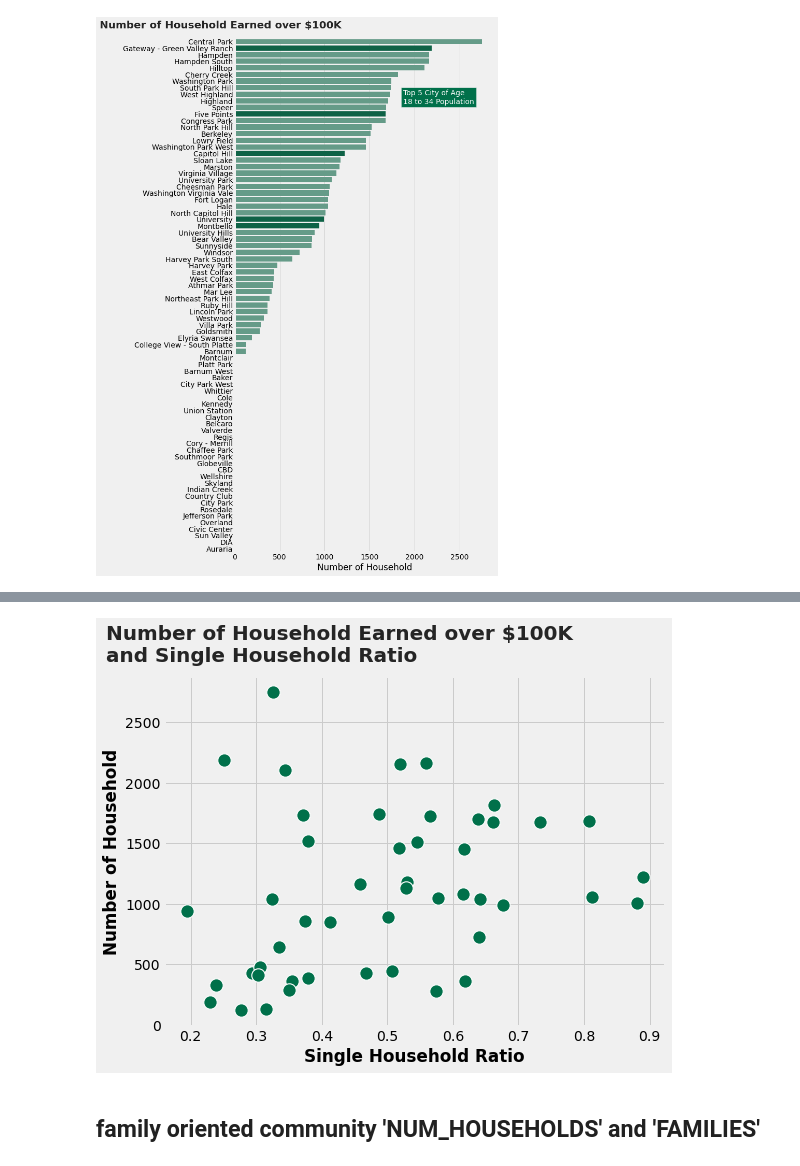
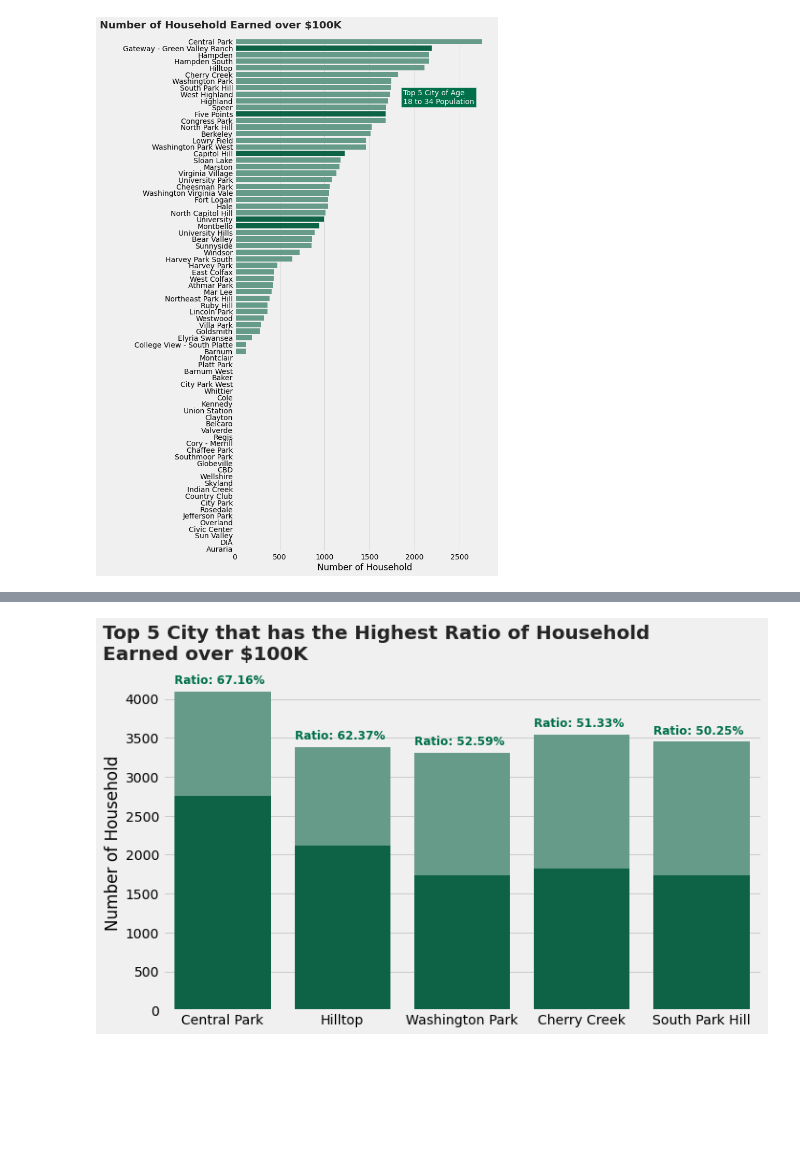
Before and after one commit to MihoRosenberg/Starbucks, a Jupyter notebook: notebook (2).ipynb, the cells around one changed output, grey strips where cells are left out. Cells and saved outputs as stored; diff of their text form; code cells hidden in the pictures; blank space fills up the shorter version.

```diff
--- a/notebook (2).ipynb
+++ b/notebook (2).ipynb
@@ -415,18 +472,31 @@ ax.annotate("Average Number of Household\nEarned over $100K", xy=(4500, avg_100K
-# %%
-# The ratio of 'FAMILIES' in 'NUM_HOUSEHOLDS'
-# Higher the ratio, the more family household than single individuals
-# 'NUM_HHLD_100K+'
-plt.style.use('fivethirtyeight')
-fig, ax = plt.subplots(figsize=(8, 6))
-census['single_ratio'] = (census['NUM_HOUSEHOLDS'] - census['FAMILIES']) / census['NUM_HOUSEHOLDS']
-sns.scatterplot(census['single_ratio'], census['NUM_HHLD_100K+'], color='#00704A', s=180)
-
-# Add a title, xlabel, and ylabel
-ax.set_xlabel("Single Household Ratio", weight='bold')
-ax.set_ylabel("Number of Household", weight='bold')
-ax.text(0.07, 3000, "Number of Household Earned over $100K\nand Single Household Ratio",
-        fontsize=20, weight='bold', color='#252525');
-# %% [output]
-[figure, removed]
-# %% [markdown]
-## family oriented community 'NUM_HOUSEHOLDS' and 'FAMILIES'
+# %%
+# Visualization 8: Ratio of 'NUM_HHLD_100K+' in 'NUM_HOUSEHOLDS' and 'FAMILIES' in 'NUM_HOUSEHOLDS'
+# Barplot for 'ratio_AGE_18_TO_34' and 'AGE_18_TO_34' for top 20 city that have a higher ratio
+
+# Calculate the ratio of 'NUM_HHLD_100K+' in the 'NUM_HOUSEHOLDS'
+census['ratio_HHLD_100K+'] = census['NUM_HHLD_100K+'] / census['NUM_HOUSEHOLDS'] * 100
+census_sorted_by_ratio_100k = census.sort_values('ratio_HHLD_100K+', ascending=False)
+
+census_sorted_by_ratio_100k_top_5 = census_sorted_by_ratio_100k.head()
+
+plt.style.use('fivethirtyeight')
+fig, ax = plt.subplots(figsize=(10, 6))
+
+# Draw barplot
+sns.barplot(census_sorted_by_ratio_100k_top_5['NBHD_NAME'], census_sorted_by_ratio_100k_top_5['NUM_HOUSEHOLDS'], ax=ax, color='#5CA48B')
+sns.barplot(census_sorted_by_ratio_100k_top_5['NBHD_NAME'], census_sorted_by_ratio_100k_top_5['NUM_HHLD_100K+'], ax=ax, color='#00704A')
+
+# Set axis lables and title
+ax.set_xlabel("")
+ax.set_ylabel("Number of Household")
+ax.text(-1, 4500, "Top 5 City that has the Highest Ratio of Household\nEarned over $100K", fontsize=20, weight='bold', color='#252525')
+
+# Add a ratio of household earned over $100K
+for i in range(5):
+    ax.text(i - 0.4, census_sorted_by_ratio_100k_top_5.iloc[i, 7]+100,
+            f"Ratio: {census_sorted_by_ratio_100k_top_5.iloc[i, 10]:.2f}%",
+            color='#00704A',
+            fontsize=12,
+            weight='bold');
+# %% [output]
+[figure, added]
```
Also changed, not shown: parts of 30 cells of this notebook, 2 other files.
